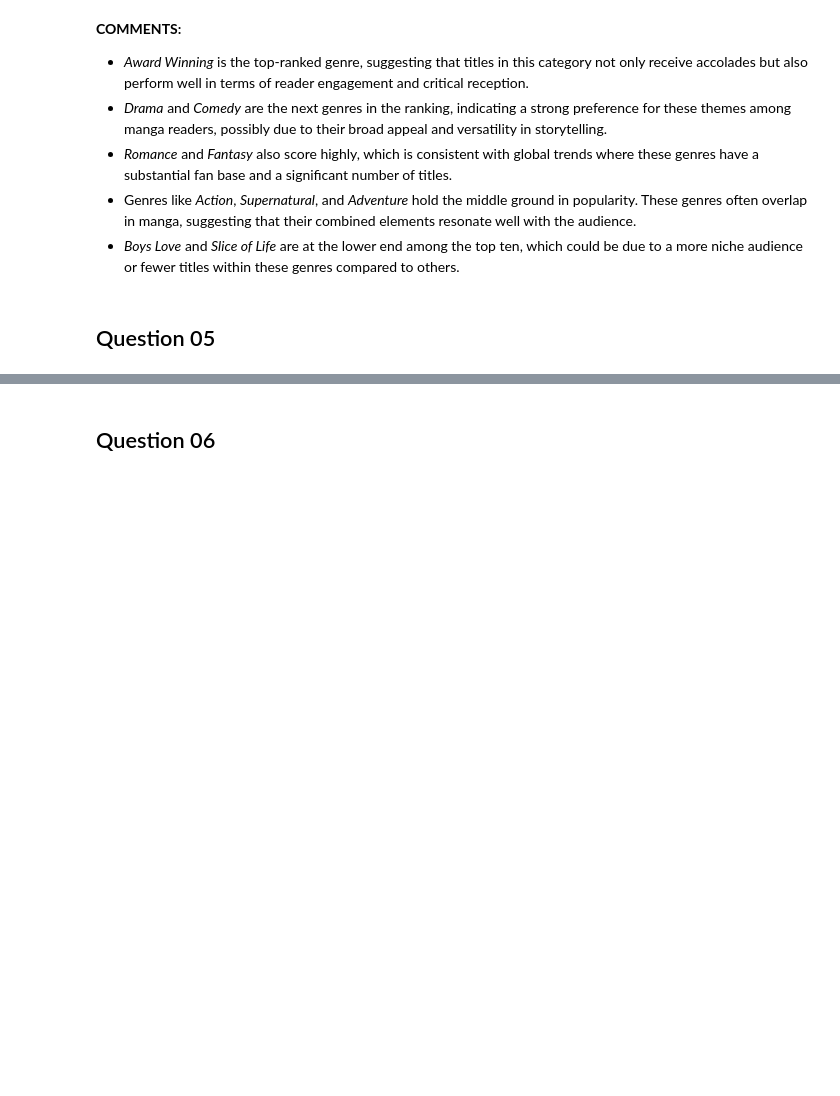
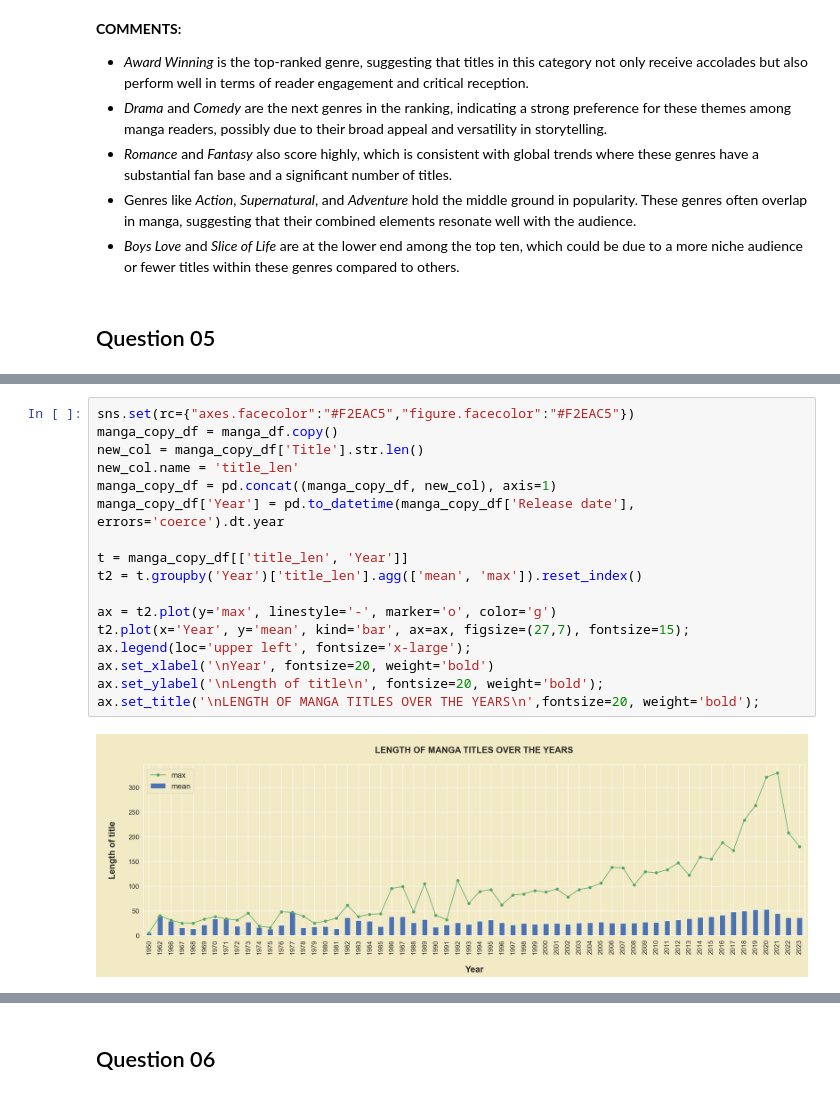
Before and after one commit to duongtruongbinh/IntroDS_FinalProject, a Jupyter notebook: src/Asking_Questions_and_Analyzing.ipynb, the cells around one changed output, grey strips where cells are left out. Cells and saved outputs as stored; diff of their text form; blank space fills up the shorter version.

```diff
--- a/src/Asking_Questions_and_Analyzing.ipynb
+++ b/src/Asking_Questions_and_Analyzing.ipynb
@@ -350,0 +365,19 @@ plt.show()
+# %%
+sns.set(rc={"axes.facecolor":"#F2EAC5","figure.facecolor":"#F2EAC5"})
+manga_copy_df = manga_df.copy()
+new_col = manga_copy_df['Title'].str.len()
+new_col.name = 'title_len'
+manga_copy_df = pd.concat((manga_copy_df, new_col), axis=1)
+manga_copy_df['Year'] = pd.to_datetime(manga_copy_df['Release date'], errors='coerce').dt.year
+
+t = manga_copy_df[['title_len', 'Year']]
+t2 = t.groupby('Year')['title_len'].agg(['mean', 'max']).reset_index()
+
+ax = t2.plot(y='max', linestyle='-', marker='o', color='g')
+t2.plot(x='Year', y='mean', kind='bar', ax=ax, figsize=(27,7), fontsize=15);
+ax.legend(loc='upper left', fontsize='x-large');
+ax.set_xlabel('\nYear', fontsize=20, weight='bold')
+ax.set_ylabel('\nLength of title\n', fontsize=20, weight='bold');
+ax.set_title('\nLENGTH OF MANGA TITLES OVER THE YEARS\n',fontsize=20, weight='bold');
+# %% [output]
+[figure, added]
```
Also changed, not shown: parts of 14 cells of this notebook.
